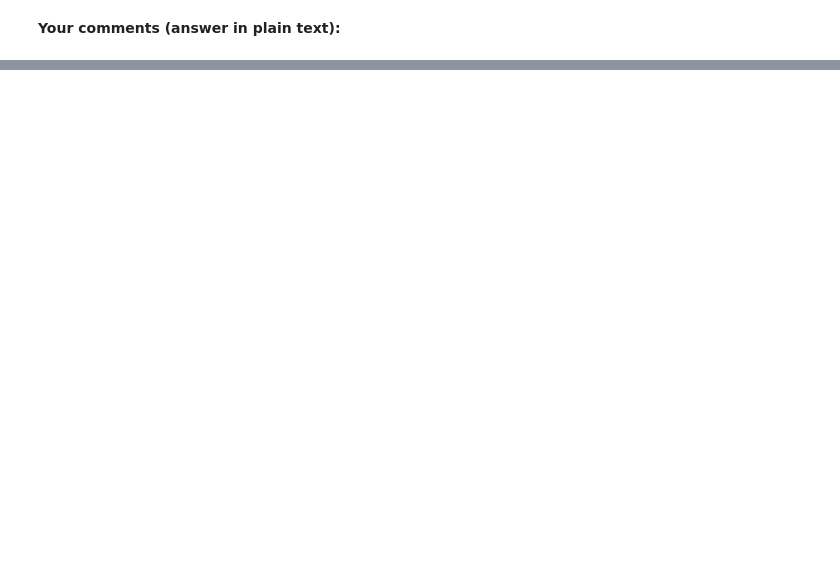
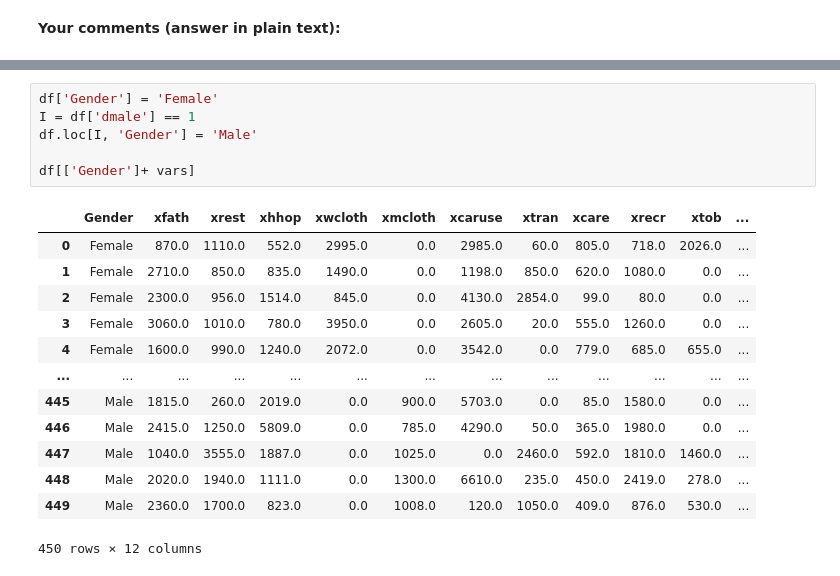
Before and after one commit to bschjerning/EconometricsA, a Jupyter notebook: 2_class/PS1_Descriptive_Analysis/ex_ante.ipynb, the cells around one changed output, grey strips where cells are left out. Saved outputs shown, nothing was run; the diff lists cells and outputs as text; blank space fills up the shorter version.

```diff
--- a/2_class/PS1_Descriptive_Analysis/ex_ante.ipynb
+++ b/2_class/PS1_Descriptive_Analysis/ex_ante.ipynb
@@ -290,0 +387,20 @@ data, and possibly error observations.
+# %%
+df['Gender'] = 'Female'
+I = df['dmale'] == 1
+df.loc[I, 'Gender'] = 'Male'
+
+df[['Gender']+ vars]
+# %% [output]
+|  | Gender | xfath | xrest | xhhop | xwcloth | xmcloth | xcaruse | xtran | xcare | xrecr | xtob | ... |
+| 0 | Female | 870.0 | 1110.0 | 552.0 | 2995.0 | 0.0 | 2985.0 | 60.0 | 805.0 | 718.0 | 2026.0 | ... |
+| 1 | Female | 2710.0 | 850.0 | 835.0 | 1490.0 | 0.0 | 1198.0 | 850.0 | 620.0 | 1080.0 | 0.0 | ... |
+| 2 | Female | 2300.0 | 956.0 | 1514.0 | 845.0 | 0.0 | 4130.0 | 2854.0 | 99.0 | 80.0 | 0.0 | ... |
+| 3 | Female | 3060.0 | 1010.0 | 780.0 | 3950.0 | 0.0 | 2605.0 | 20.0 | 555.0 | 1260.0 | 0.0 | ... |
+| 4 | Female | 1600.0 | 990.0 | 1240.0 | 2072.0 | 0.0 | 3542.0 | 0.0 | 779.0 | 685.0 | 655.0 | ... |
+| ... | ... | ... | ... | ... | ... | ... | ... | ... | ... | ... | ... | ... |
+| 445 | Male | 1815.0 | 260.0 | 2019.0 | 0.0 | 900.0 | 5703.0 | 0.0 | 85.0 | 1580.0 | 0.0 | ... |
+| 446 | Male | 2415.0 | 1250.0 | 5809.0 | 0.0 | 785.0 | 4290.0 | 50.0 | 365.0 | 1980.0 | 0.0 | ... |
+| 447 | Male | 1040.0 | 3555.0 | 1887.0 | 0.0 | 1025.0 | 0.0 | 2460.0 | 592.0 | 1810.0 | 1460.0 | ... |
+| 448 | Male | 2020.0 | 1940.0 | 1111.0 | 0.0 | 1300.0 | 6610.0 | 235.0 | 450.0 | 2419.0 | 278.0 | ... |
+| 449 | Male | 2360.0 | 1700.0 | 823.0 | 0.0 | 1008.0 | 120.0 | 1050.0 | 409.0 | 876.0 | 530.0 | ... |
+450 rows × 12 columns
```
Also changed, not shown: parts of 15 cells of this notebook, 5 other files.
